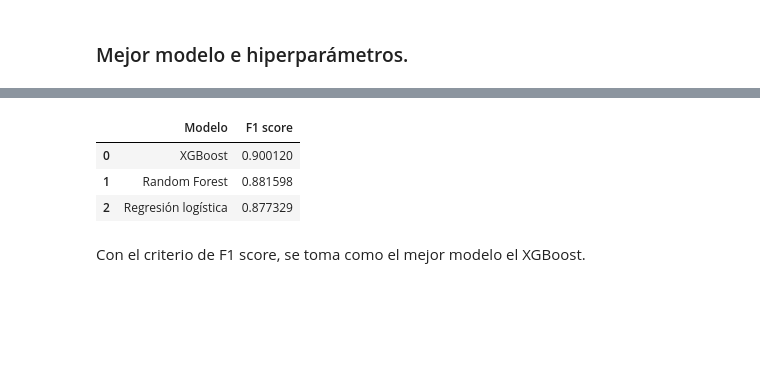
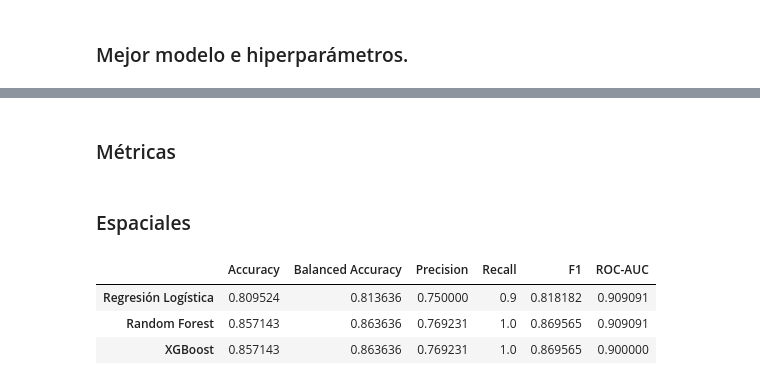
Before and after one commit to ricrod01/Laboratorio_4_2_DS, a Jupyter notebook: Inciso6_Parte2.ipynb, the cells around one changed output, grey strips where cells are left out. Cells and saved outputs as stored; diff of their text form; code cells hidden in the pictures; blank space fills up the shorter version.

```diff
--- a/Inciso6_Parte2.ipynb
+++ b/Inciso6_Parte2.ipynb
@@ -471,0 +448,4 @@ Se usará el F1 score como la métrica con la que se elige el mejor modelo, esto
+# %%
+mejor_rl_esp = grid_rl_esp.best_estimator_
+mejor_rf_esp = grid_rf_esp.best_estimator_
+mejor_xgb_esp = grid_xgb_esp.best_estimator_
@@ -471,0 +454,6 @@ Se usará el F1 score como la métrica con la que se elige el mejor modelo, esto
+# %%
+pred_rl_esp = mejor_rl_esp.predict(X_test_esp)
+
+pred_rf_esp = mejor_rf_esp.predict(X_test_esp)
+
+pred_xgb_esp = mejor_xgb_esp.predict(X_test_esp)
@@ -471,0 +462,6 @@ Se usará el F1 score como la métrica con la que se elige el mejor modelo, esto
+# %%
+prob_rl_esp = mejor_rl_esp.predict_proba(X_test_esp)[:, 1]
+
+prob_rf_esp = mejor_rf_esp.predict_proba(X_test_esp)[:, 1]
+
+prob_xgb_esp = mejor_xgb_esp.predict_proba(X_test_esp)[:, 1]
@@ -474,24 +487,2 @@ Se usará el F1 score como la métrica con la que se elige el mejor modelo, esto
-# %%
-y_pred_rl = mejor_lr.predict(X_test_aleatorio)
-y_pred_rf = mejor_rf.predict(X_test_aleatorio)
-y_pred_xgb = mejor_xgb.predict(X_test_aleatorio)
-
-# Cálculo del F1 score
-f1_rl = f1_score(y_test_aleatorio, y_pred_rl, zero_division=0)
-f1_rf = f1_score(y_test_aleatorio, y_pred_rf, zero_division=0)
-f1_xgb = f1_score(y_test_aleatorio, y_pred_xgb, zero_division=0)
-
-# Tabla comparativa
-resultados_f1 = pd.DataFrame({
-    "Modelo": ["Regresión logística", "Random Forest", "XGBoost"],
-    "F1 score": [f1_rl, f1_rf, f1_xgb]
-}).sort_values("F1 score", ascending=False).reset_index(drop=True)
-
-display(resultados_f1)
-# %% [output]
-|  | Modelo | F1 score |
-| 0 | XGBoost | 0.900120 |
-| 1 | Random Forest | 0.881598 |
-| 2 | Regresión logística | 0.877329 |
-# %% [markdown]
-Con el criterio de F1 score, se toma como el mejor modelo el XGBoost.
+# %% [markdown]
+### Métricas
@@ -497,0 +542,37 @@ Con el criterio de F1 score, se toma como el mejor modelo el XGBoost.
+# %% [markdown]
+### Espaciales
+# %%
+resultados_esp = {
+    "Regresión Logística":
+        evaluar_modelo(
+            y_test_esp,
+            pred_rl_esp,
+            prob_rl_esp
+        ),
+
+    "Random Forest":
+        evaluar_modelo(
+            y_test_esp,
+            pred_rf_esp,
+            prob_rf_esp
+        ),
+
+    "XGBoost":
+        evaluar_modelo(
+            y_test_esp,
+            pred_xgb_esp,
+            prob_xgb_esp
+        )
+}
+
+df_esp = (
+    pd.DataFrame(resultados_esp)
+    .T
+)
+
+display(df_esp)
+# %% [output]
+|  | Accuracy | Balanced Accuracy | Precision | Recall | F1 | ROC-AUC |
+| Regresión Logística | 0.809524 | 0.813636 | 0.750000 | 0.9 | 0.818182 | 0.909091 |
+| Random Forest | 0.857143 | 0.863636 | 0.769231 | 1.0 | 0.869565 | 0.909091 |
+| XGBoost | 0.857143 | 0.863636 | 0.769231 | 1.0 | 0.869565 | 0.900000 |
```
Also changed, not shown: parts of 28 cells of this notebook.
